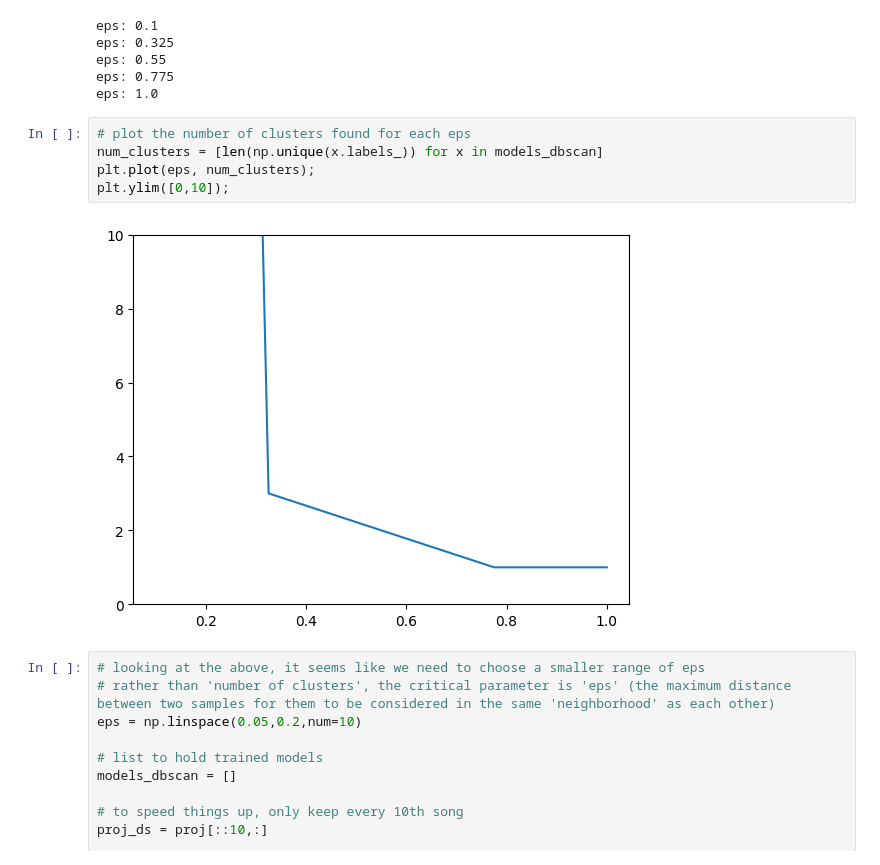
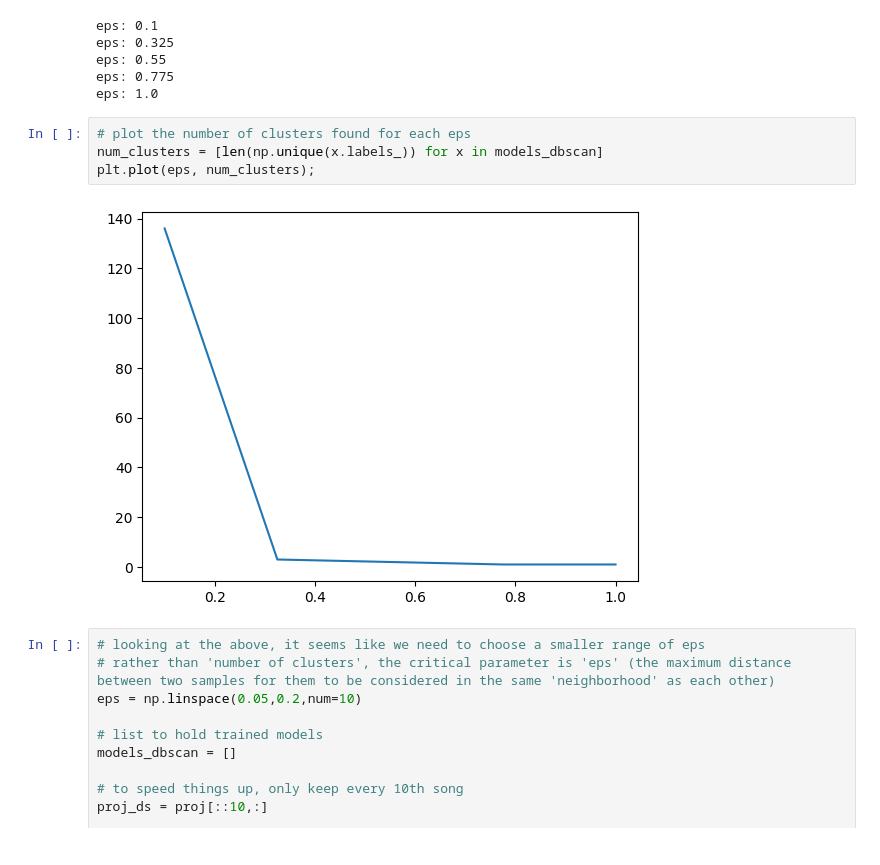
Before and after one commit to andrewZimnik/data_science, a Jupyter notebook: song_clustering/notebooks/song_clustering.ipynb, the cells around one changed output. Drawn from its saved outputs; the diff is of its cells as text.

```diff
--- a/song_clustering/notebooks/song_clustering.ipynb
+++ b/song_clustering/notebooks/song_clustering.ipynb
@@ -372,10 +372,9 @@ eps: 1.0
 # %%
 # plot the number of clusters found for each eps
 num_clusters = [len(np.unique(x.labels_)) for x in models_dbscan]
 plt.plot(eps, num_clusters);
-plt.ylim([0,10]);
 # %% [output]
-[figure, old version]
+[figure, new version]
 # %%
 # looking at the above, it seems like we need to choose a smaller range of eps
 # rather than 'number of clusters', the critical parameter is 'eps' (the maximum distance between two samples for them to be considered in the same 'neighborhood' as each other)
```
